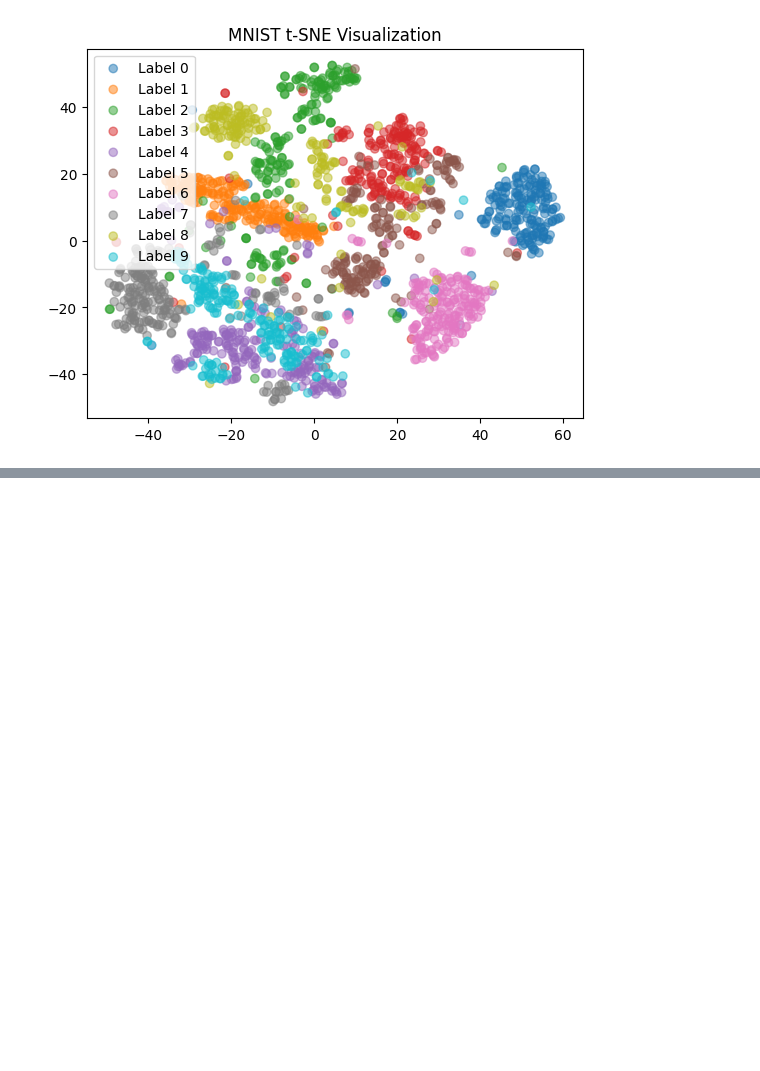
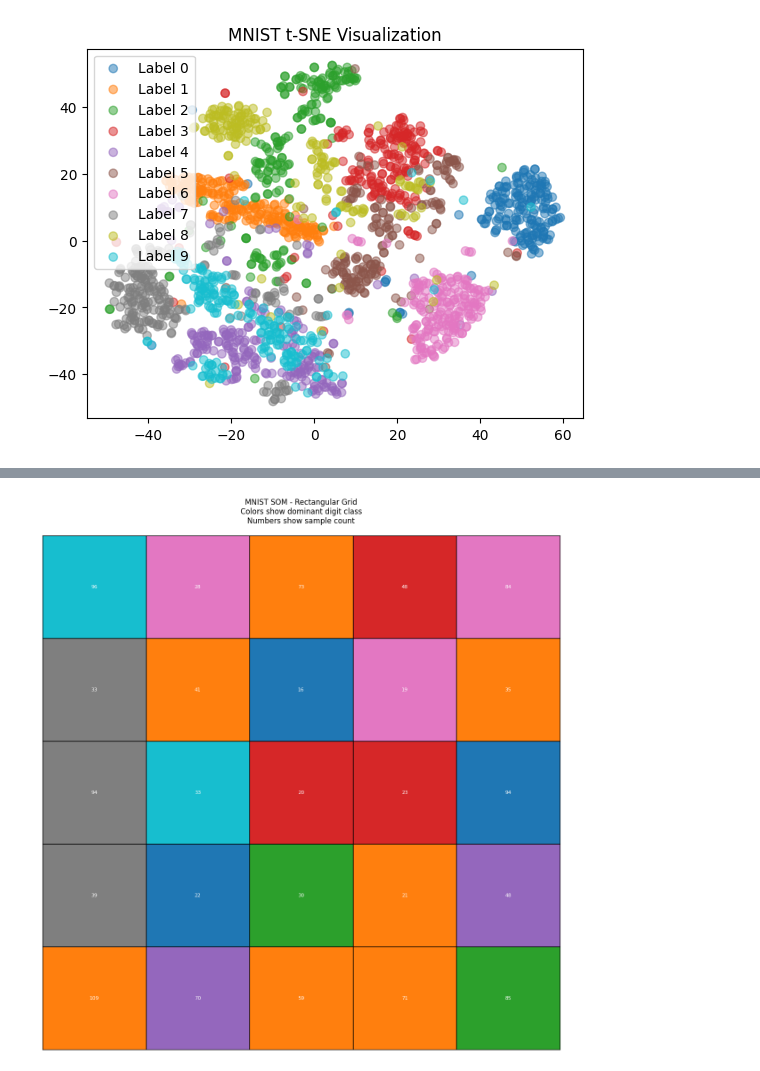
Before and after one commit to wojcikbart/NeuralNetworks, a Jupyter notebook: KOH/koh2/koh2.ipynb, the cells around one changed output, grey strips where cells are left out. Drawn from its saved outputs; the diff is of its cells as text; code cells hidden in the pictures; blank space fills up the shorter version.

```diff
--- a/KOH/koh2/koh2.ipynb
+++ b/KOH/koh2/koh2.ipynb
@@ -122,0 +232,8 @@ Test size: (10000, 784)
+# %%
+rect_som = SOM(grid_shape=(5,5),
+                           input_dim=784,
+                           topology='rectangular',
+                           neighborhood_fn='gaussian')
+
+print("Training rectangular SOM...")
+rect_som.train(X_sample, num_epochs=100, beta=1.0, lambda_=5)
@@ -122,0 +260,83 @@ Test size: (10000, 784)
+# %%
+from matplotlib.patches import Rectangle
+
+
+print("Rectangular Grid with Dominant Labels:")
+
+rect_bmus = rect_som.map_vects(X_sample)
+rect_label_map = np.zeros((*rect_som.grid_shape, 10))
+
+for (i,j), label in zip(rect_bmus, y_sample):
+    rect_label_map[i,j,label] += 1
+
+rect_dominant = np.argmax(rect_label_map, axis=2)
+rect_counts = np.max(rect_label_map, axis=2)
+
+plt.figure(figsize=(15,15))
+for i in range(rect_som.grid_shape[0]):
+    for j in range(rect_som.grid_shape[1]):
+        color = plt.cm.tab10(rect_dominant[i,j]/10)
+
+        rect = Rectangle((j-0.5, i-0.5), width=1, height=1,
+                        facecolor=color, edgecolor='black')
+        plt.gca().add_patch(rect)
+
+        plt.text(j, i, f"{int(rect_counts[i,j])}",
+                ha='center', va='center',
+                fontsize=8,
+                color='white' if rect_counts[i,j] > 0 else 'gray')
+
+plt.title("MNIST SOM - Rectangular Grid\nColors show dominant digit class\nNumbers show sample count", pad=20)
+plt.xlim(-0.5, rect_som.grid_shape[1]-0.5)
+plt.ylim(-0.5, rect_som.grid_shape[0]-0.5)
+plt.gca().invert_yaxis()
+plt.xticks([])
+plt.yticks([])
+plt.grid(True, which='both', color='gray', linestyle='-', linewidth=0.5)
+plt.show()
+
+print("Showing 5 sample digits from each rectangular SOM neuron:")
+
+rect_neuron_samples = {}
+for (i,j), (x,label) in zip(rect_bmus, zip(X_sample, y_sample)):
+    if (i,j) not in rect_neuron_samples:
+        rect_neuron_samples[(i,j)] = []
+    if len(rect_neuron_samples[(i,j)]) < 5:
+        rect_neuron_samples[(i,j)].append((x,label))
+
+
+total_cols_needed = rect_som.grid_shape[1] * 5
+rows = rect_som.grid_shape[0]
+cols_per_neuron = 5
+
+plt.figure(figsize=(min(30, rect_som.grid_shape[1]*3), rows*3))
+
+grid = plt.GridSpec(rows, total_cols_needed, wspace=0.1, hspace=0.3)
+
+for (i,j), samples in rect_neuron_samples.items():
+    start_col = j * cols_per_neuron
+
+    ax_label = plt.subplot(grid[i, start_col])
+    ax_label.text(0.5, 0.5, f"({i},{j})", ha='center', va='center', fontsize=10)
+    ax_label.set_facecolor(plt.cm.tab10(rect_dominant[i,j]/10))
+    ax_label.axis('off')
+
+    for s_idx, (x, label) in enumerate(samples[:4]):
+        ax = plt.subplot(grid[i, start_col + s_idx + 1])
+        ax.imshow(x.reshape(28,28), cmap='gray')
+        ax.set_title(label, fontsize=8)
+        ax.axis('off')
+
+for i in range(rows):
+    for j in range(rect_som.grid_shape[1]):
+        if (i,j) not in rect_neuron_samples:
+            start_col = j * cols_per_neuron
+            ax = plt.subplot(grid[i, start_col:start_col+cols_per_neuron])
+            ax.set_facecolor('lightgray')
+            ax.text(0.5, 0.5, "Empty", ha='center', va='center')
+            ax.axis('off')
+
+plt.suptitle(f"Rectangular SOM ({rows}x{rect_som.grid_shape[1]}) - Samples per Neuron\nColor = dominant class", y=0.95)
+plt.tight_layout()
+plt.show()
+# %% [output]
@@ -122,0 +344 @@ Test size: (10000, 784)
+[figure, added]
```
Also changed, not shown: parts of 12 cells of this notebook, 1 other file.
